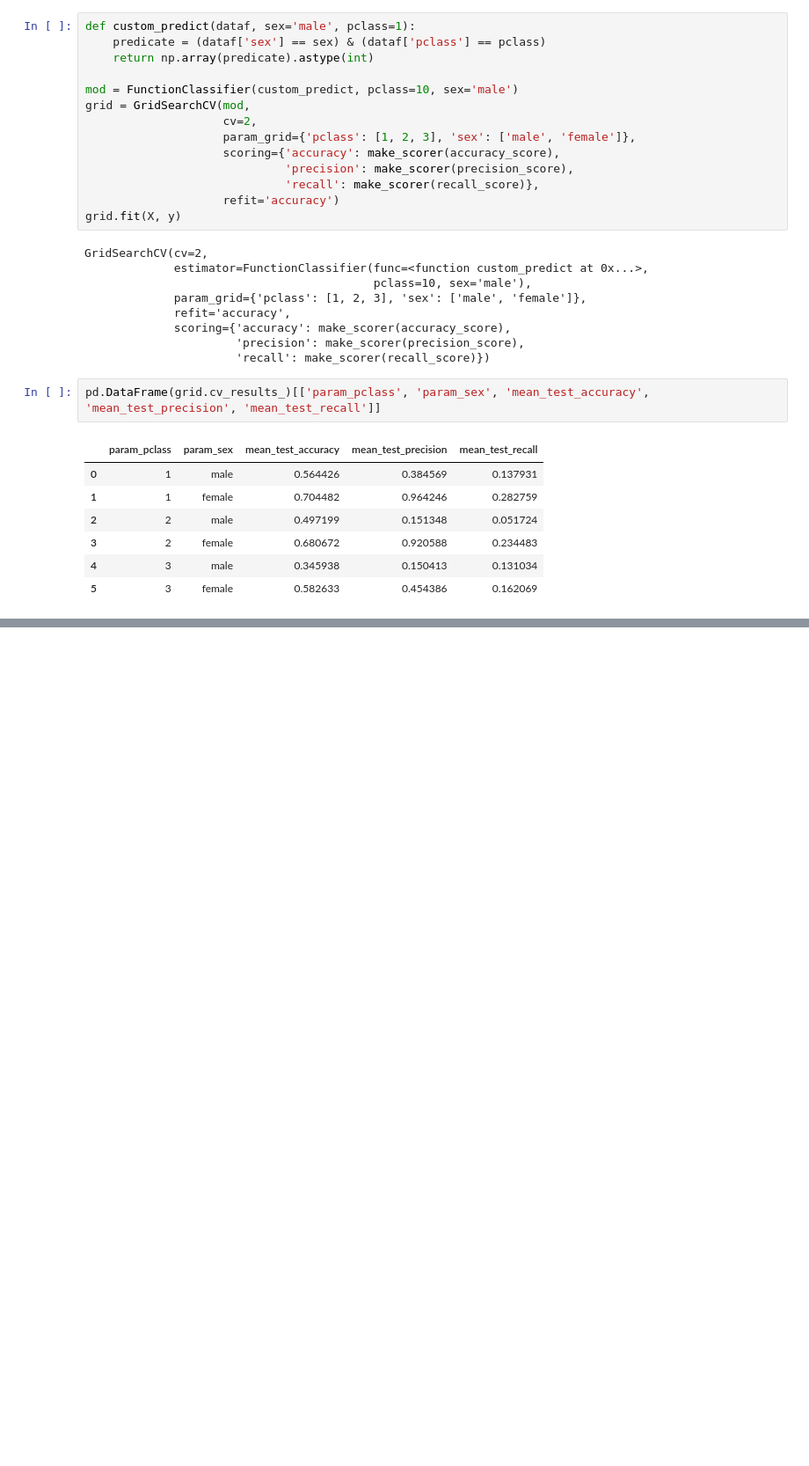
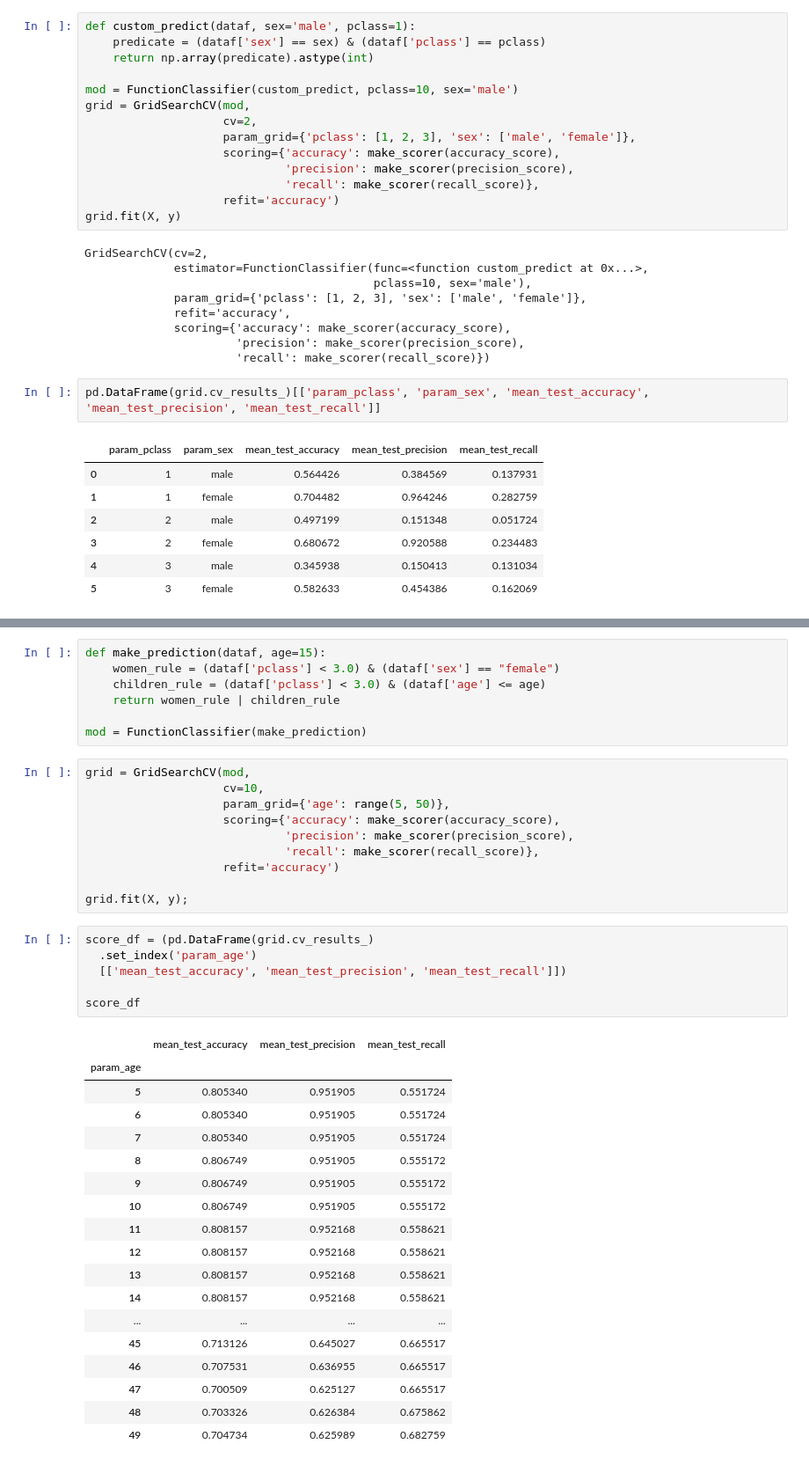
Before and after one commit to koaning/human-learn, a Jupyter notebook: docs/guide/notebooks/01-function-classifier.ipynb, the cells around one changed output, grey strips where cells are left out. Shown at 88% size. Drawn from its saved outputs; the diff is of its cells as text; blank space fills up the shorter version.

```diff
--- a/docs/guide/notebooks/01-function-classifier.ipynb
+++ b/docs/guide/notebooks/01-function-classifier.ipynb
@@ -113,0 +121,42 @@ pd.DataFrame(grid.cv_results_)[['param_pclass', 'param_sex', 'mean_test_accuracy
+# %%
+def make_prediction(dataf, age=15):
+    women_rule = (dataf['pclass'] < 3.0) & (dataf['sex'] == "female")
+    children_rule = (dataf['pclass'] < 3.0) & (dataf['age'] <= age)
+    return women_rule | children_rule
+
+mod = FunctionClassifier(make_prediction)
+# %%
+grid = GridSearchCV(mod,
+                    cv=10,
+                    param_grid={'age': range(5, 50)},
+                    scoring={'accuracy': make_scorer(accuracy_score),
+                             'precision': make_scorer(precision_score),
+                             'recall': make_scorer(recall_score)},
+                    refit='accuracy')
+
+grid.fit(X, y);
+# %%
+score_df = (pd.DataFrame(grid.cv_results_)
+  .set_index('param_age')
+  [['mean_test_accuracy', 'mean_test_precision', 'mean_test_recall']])
+
+score_df
+# %% [output]
+|  | mean_test_accuracy | mean_test_precision | mean_test_recall |
+| param_age |  |  |  |
+| 5 | 0.805340 | 0.951905 | 0.551724 |
+| 6 | 0.805340 | 0.951905 | 0.551724 |
+| 7 | 0.805340 | 0.951905 | 0.551724 |
+| 8 | 0.806749 | 0.951905 | 0.555172 |
+| 9 | 0.806749 | 0.951905 | 0.555172 |
+| 10 | 0.806749 | 0.951905 | 0.555172 |
+| 11 | 0.808157 | 0.952168 | 0.558621 |
+| 12 | 0.808157 | 0.952168 | 0.558621 |
+| 13 | 0.808157 | 0.952168 | 0.558621 |
+| 14 | 0.808157 | 0.952168 | 0.558621 |
+| ... | ... | ... | ... |
+| 45 | 0.713126 | 0.645027 | 0.665517 |
+| 46 | 0.707531 | 0.636955 | 0.665517 |
+| 47 | 0.700509 | 0.625127 | 0.665517 |
+| 48 | 0.703326 | 0.626384 | 0.675862 |
+| 49 | 0.704734 | 0.625989 | 0.682759 |
```
Also changed, not shown: parts of 3 cells of this notebook, 20 other files.
